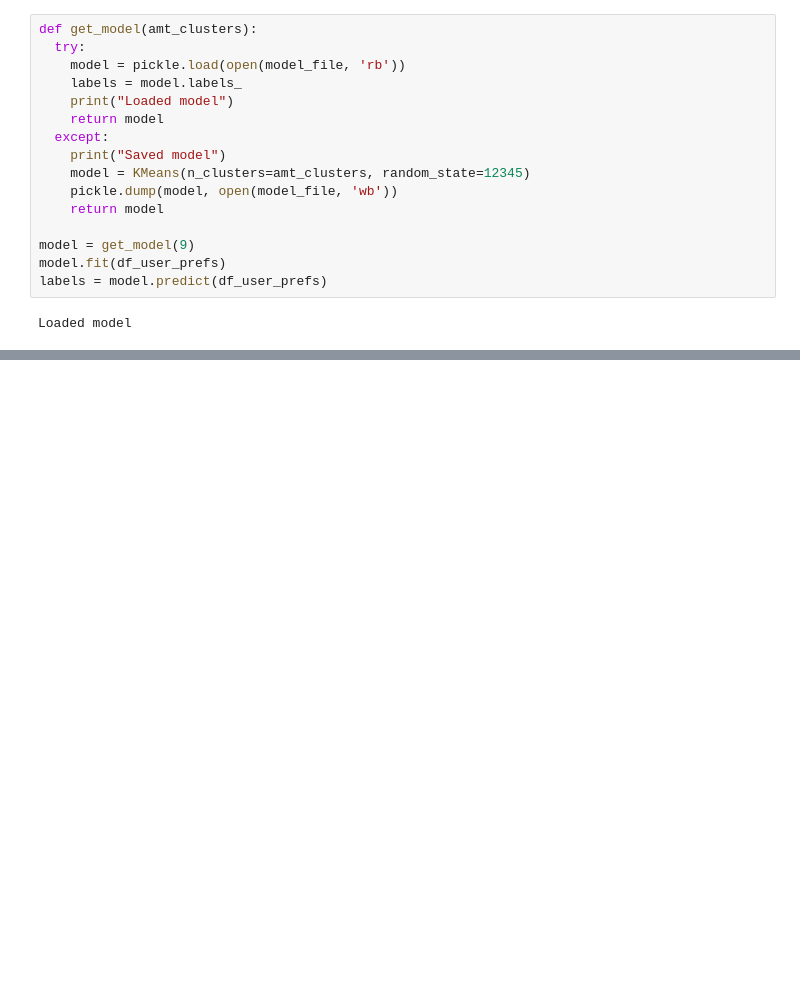
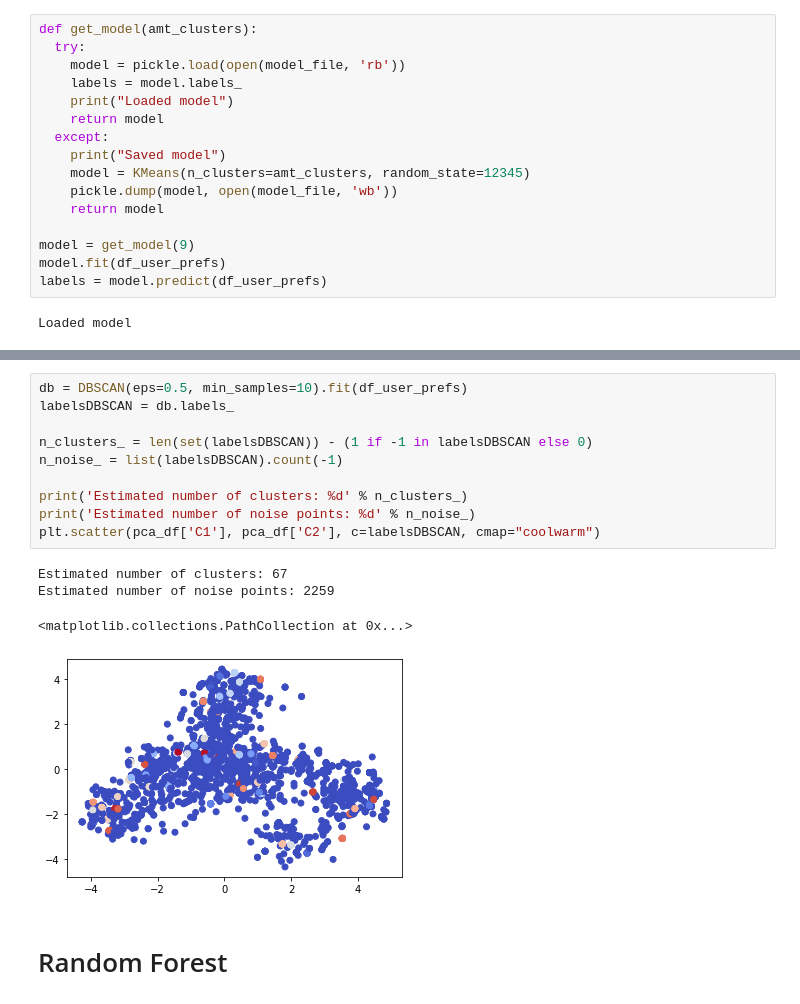
Before and after one commit to wonderplan/recommendation-service, a Jupyter notebook: ML Model.ipynb, the cells around one changed output, grey strips where cells are left out. Saved outputs shown, nothing was run; the diff lists cells and outputs as text; blank space fills up the shorter version.

```diff
--- a/ML Model.ipynb
+++ b/ML Model.ipynb
@@ -152,0 +113,17 @@ User Cluster: 6
+# %%
+db = DBSCAN(eps=0.5, min_samples=10).fit(df_user_prefs)
+labelsDBSCAN = db.labels_
+
+n_clusters_ = len(set(labelsDBSCAN)) - (1 if -1 in labelsDBSCAN else 0)
+n_noise_ = list(labelsDBSCAN).count(-1)
+
+print('Estimated number of clusters: %d' % n_clusters_)
+print('Estimated number of noise points: %d' % n_noise_)
+plt.scatter(pca_df['C1'], pca_df['C2'], c=labelsDBSCAN, cmap="coolwarm")
+# %% [output]
+Estimated number of clusters: 67
+Estimated number of noise points: 2259
+<matplotlib.collections.PathCollection at 0x...>
+[figure, added]
+# %% [markdown]
+# Random Forest
```
Also changed, not shown: parts of 16 cells of this notebook, 1 other file.
